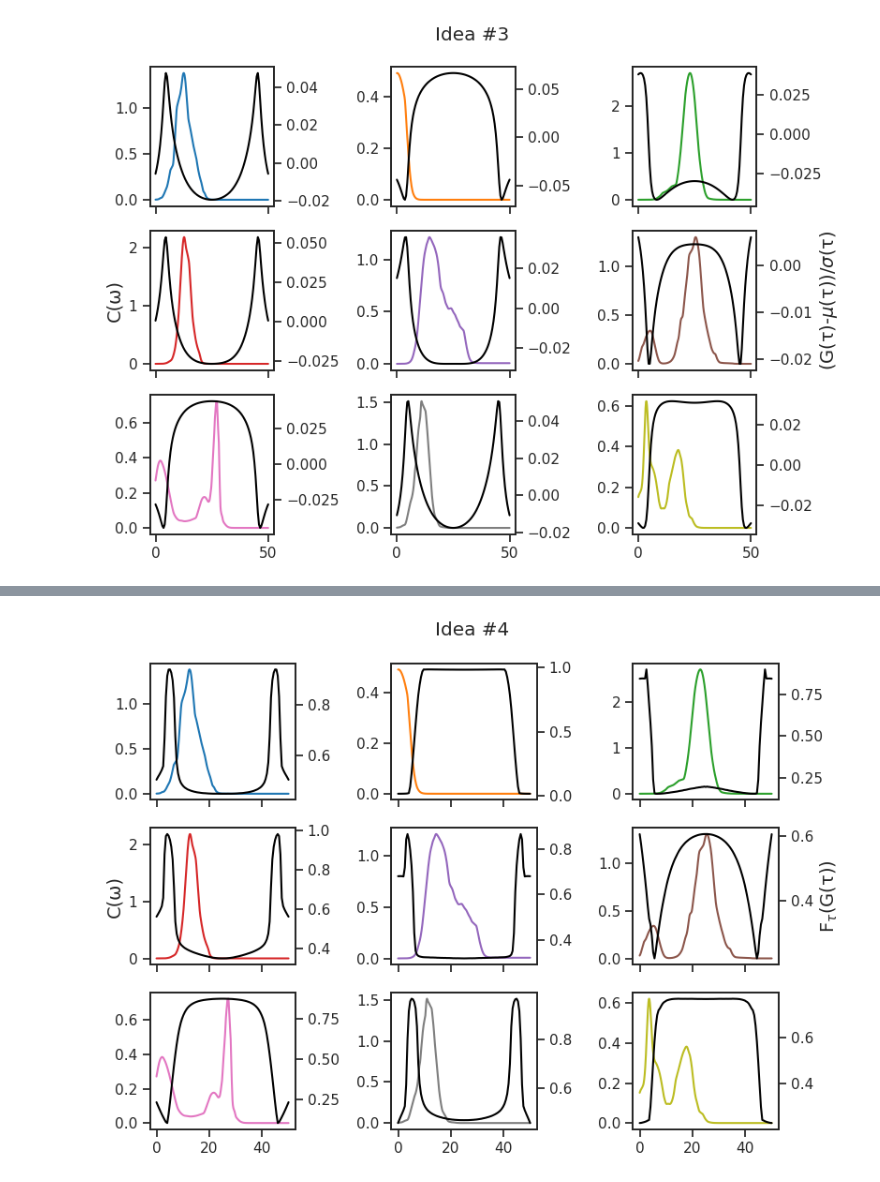
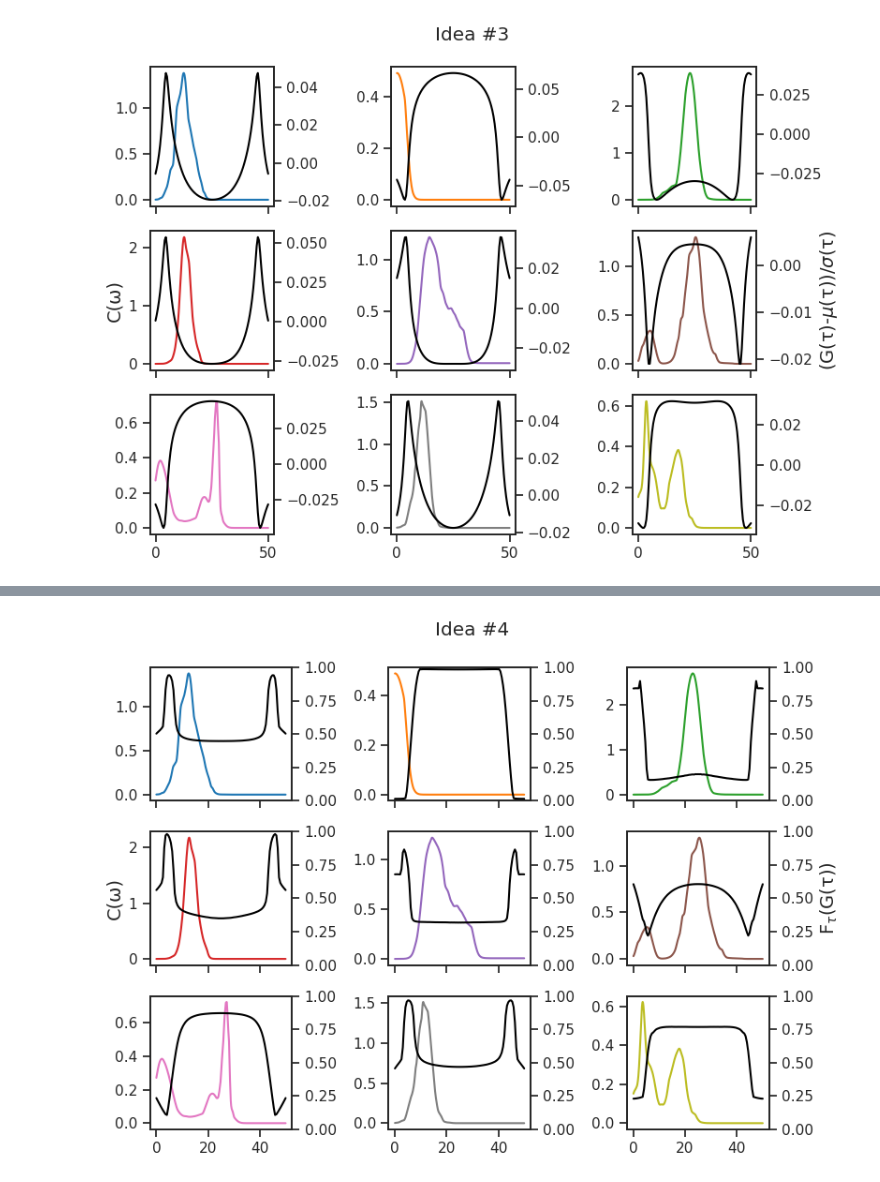
Before and after one commit to Hirshberg-Lab/transformer_latent_diffusion_4AC, a Jupyter notebook: types_of_norms.ipynb, the cells around one changed output, grey strips where cells are left out. Saved outputs shown, nothing was run; the diff lists cells and outputs as text; code cells hidden in the pictures.

Commit message:
pointwise normalization of G

```diff
--- a/types_of_norms.ipynb
+++ b/types_of_norms.ipynb
@@ -36,0 +47,3 @@ plt.plot(possible_G_vals,CDF[:,1])
+# %%
+dataset = OnTheFlyDataset(bumps=bumps,dataset_size=10000, pointwise_norm=True)
+dataloader_norm = DataLoader(dataset, batch_size=1000, shuffle=False,num_workers=0)
@@ -36,0 +66,10 @@ plt.plot(possible_G_vals,CDF[:,1])
+# %%
+m = 10
+L = len(dataloader)
+channel_mean = channel_std = 0
+for i in tqdm(range(m)):
+    for CC, GG in dataloader_norm:
+        channel_mean += GG.mean((0,2))/L/m
+for i in tqdm(range(m)):
+    for CC, GG in dataloader_norm:
+        channel_std += ((GG-channel_mean)**2).mean((0,2))/L/m
@@ -112,3 +201,19 @@ plt.tight_layout()
 plt.show()
 # %% [output]
 [figure]
+# %%
+fig,axs = plt.subplots(3,3,figsize=(8.2,6),sharex=True,sharey=False)
+palette = ['C' + str(x) for x in range(250000)]
+n_ex=9
+for j in range(n_ex):
+    ax = axs.flatten()[j]
+    ax.plot(omega,C_test[j].view(1024).cpu().detach().numpy(), color=palette[j])
+    ax2= ax.twinx()
+    ax2.plot(tau*omega[-1],(G_test_norm[j][2]).view(99).cpu().detach().numpy(), color='k')
+    if j==3:
+        ax.set_ylabel('C(ω)')
+    if j==5:
+        ax2.set_ylabel(r'(G(τ)-$\mu$(τ))/$\sigma$(τ)')
+fig.suptitle('Idea #2')
+plt.tight_layout()
+plt.show()
@@ -149,4 +259,9 @@ for i in tqdm(range(m)):
 # %%
-def pointwise_CDF_of_G(G:np.array, possible_G_vals=possible_G_vals, CDF=CDF):
-    indices = [np.where(np.abs(possible_G_vals-i)<=0.5*possible_G_vals[1])[0] for i in G.flatten()]
-    return np.array([CDF[indices[i],i].item() for i in range(len(indices))])
+def pointwise_CDF_of_G(G, possible_G_vals=possible_G_vals, CDF=CDF):
+    # indices = [np.where(np.abs(possible_G_vals-i)<=0.5*possible_G_vals[1])[0] for i in G.flatten()]
+    # return np.array([CDF[indices[i],i].item() for i in range(len(indices))])
+    # CDF = CDF.cpu().detach().numpy()
+    # return np.array([np.interp(g, possible_G_vals, CDF[:,i]) for i,g in enumerate(G.flatten())])
+    indices = torch.searchsorted(torch.from_numpy(possible_G_vals),G)
+    # return np.diag(interp_func(G))
+    return torch.diag(CDF[indices,:])
@@ -153,18 +273,19 @@ def pointwise_CDF_of_G(G:np.array, possible_G_vals=possible_G_vals, CDF=CDF):
 # %%
 fig,axs = plt.subplots(3,3,figsize=(8.2,6),sharex=True,sharey=False)
 palette = ['C' + str(x) for x in range(250000)]
 n_ex=9
 for j in range(n_ex):
     ax = axs.flatten()[j]
     ax.plot(omega,C_test[j].view(1024).cpu().detach().numpy(), color=palette[j])
     ax2= ax.twinx()
-    ax2.plot(tau*omega[-1],pointwise_CDF_of_G((G_test[j]).view(99).numpy()), color='k')
+    ax2.plot(tau*omega[-1],pointwise_CDF_of_G((G_test[j]).view(99)), color='k')
     if j==3:
         ax.set_ylabel('C(ω)')
     if j==5:
         ax2.set_ylabel(r'F$_τ$(G(τ))')
+    ax2.set_ylim(0,1)
 fig.suptitle('Idea #4')
 plt.tight_layout()
 plt.show()
 # %% [output]
-[figure, old version]
+[figure, new version]
```
Also changed, not shown: parts of 16 cells of this notebook, 2 other files.
